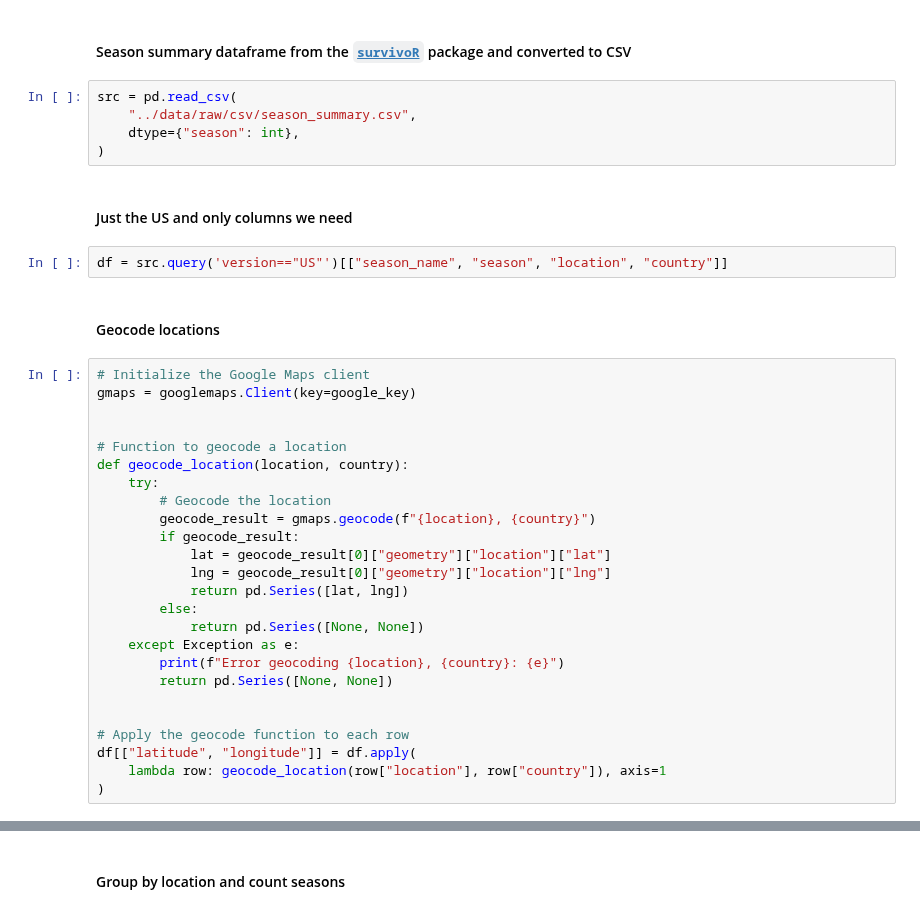
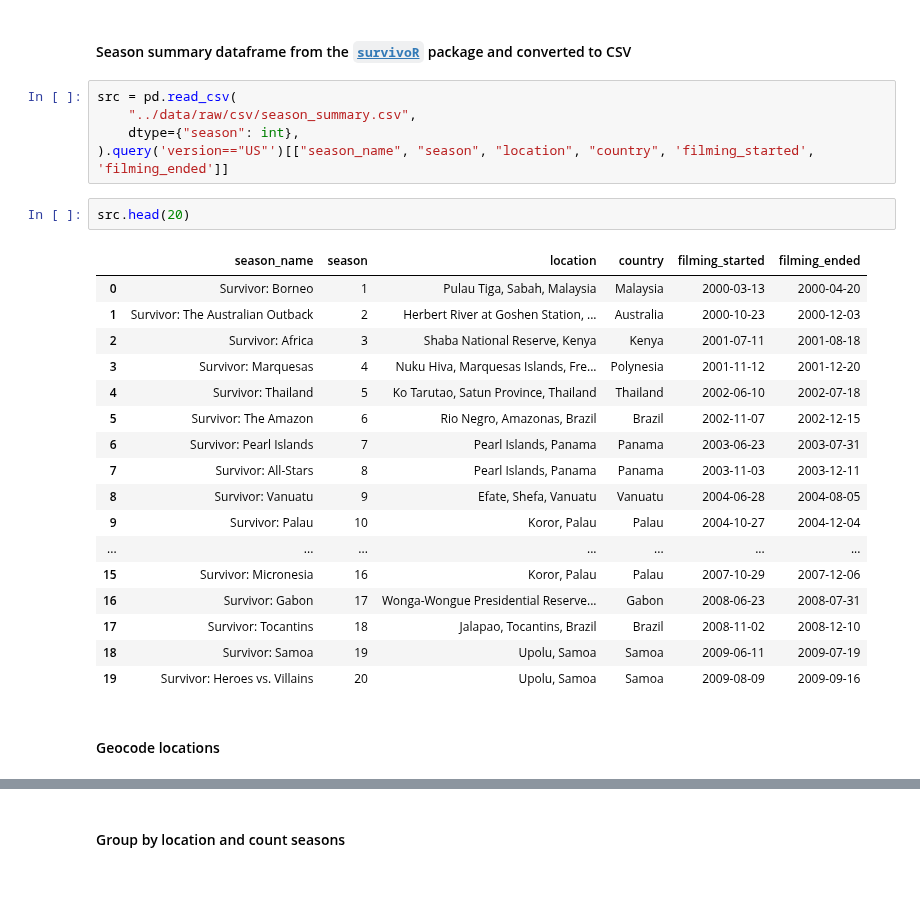
Before and after one commit to stiles/survivoR2py, a Jupyter notebook: notebooks/02-locations.ipynb, the cells around one changed output, grey strips where cells are left out. Drawn from its saved outputs; the diff is of its cells as text; blank space fills up the shorter version.

```diff
--- a/notebooks/02-locations.ipynb
+++ b/notebooks/02-locations.ipynb
@@ -19,39 +20,30 @@ google_key = os.environ.get("GOOGLE_GEOCODER")
 ## Read, process data
 # %% [markdown]
 #### Season summary dataframe from the [`survivoR`](https://github.com/doehm/survivoR) package and converted to CSV
-# %%
-src = pd.read_csv(
-    "../data/raw/csv/season_summary.csv",
-    dtype={"season": int},
-)
-# %% [markdown]
-#### Just the US and only columns we need
-# %%
-df = src.query('version=="US"')[["season_name", "season", "location", "country"]]
+# %%
+src = pd.read_csv(
+    "../data/raw/csv/season_summary.csv",
+    dtype={"season": int},
+).query('version=="US"')[["season_name", "season", "location", "country", 'filming_started', 'filming_ended']]
+# %%
+src.head(20)
+# %% [output]
+|  | season_name | season | location | country | filming_started | filming_ended |
+| 0 | Survivor: Borneo | 1 | Pulau Tiga, Sabah, Malaysia | Malaysia | 2000-03-13 | 2000-04-20 |
+| 1 | Survivor: The Australian Outback | 2 | Herbert River at Goshen Station, ... | Australia | 2000-10-23 | 2000-12-03 |
+| 2 | Survivor: Africa | 3 | Shaba National Reserve, Kenya | Kenya | 2001-07-11 | 2001-08-18 |
+| 3 | Survivor: Marquesas | 4 | Nuku Hiva, Marquesas Islands, Fre... | Polynesia | 2001-11-12 | 2001-12-20 |
+| 4 | Survivor: Thailand | 5 | Ko Tarutao, Satun Province, Thailand | Thailand | 2002-06-10 | 2002-07-18 |
+| 5 | Survivor: The Amazon | 6 | Rio Negro, Amazonas, Brazil | Brazil | 2002-11-07 | 2002-12-15 |
+| 6 | Survivor: Pearl Islands | 7 | Pearl Islands, Panama | Panama | 2003-06-23 | 2003-07-31 |
+| 7 | Survivor: All-Stars | 8 | Pearl Islands, Panama | Panama | 2003-11-03 | 2003-12-11 |
+| 8 | Survivor: Vanuatu | 9 | Efate, Shefa, Vanuatu | Vanuatu | 2004-06-28 | 2004-08-05 |
+| 9 | Survivor: Palau | 10 | Koror, Palau | Palau | 2004-10-27 | 2004-12-04 |
+| ... | ... | ... | ... | ... | ... | ... |
+| 15 | Survivor: Micronesia | 16 | Koror, Palau | Palau | 2007-10-29 | 2007-12-06 |
+| 16 | Survivor: Gabon | 17 | Wonga-Wongue Presidential Reserve... | Gabon | 2008-06-23 | 2008-07-31 |
+| 17 | Survivor: Tocantins | 18 | Jalapao, Tocantins, Brazil | Brazil | 2008-11-02 | 2008-12-10 |
+| 18 | Survivor: Samoa | 19 | Upolu, Samoa | Samoa | 2009-06-11 | 2009-07-19 |
+| 19 | Survivor: Heroes vs. Villains | 20 | Upolu, Samoa | Samoa | 2009-08-09 | 2009-09-16 |
 # %% [markdown]
 #### Geocode locations
-# %%
-# Initialize the Google Maps client
-gmaps = googlemaps.Client(key=google_key)
-
-
-# Function to geocode a location
-def geocode_location(location, country):
-    try:
-        # Geocode the location
-        geocode_result = gmaps.geocode(f"{location}, {country}")
-        if geocode_result:
-            lat = geocode_result[0]["geometry"]["location"]["lat"]
-            lng = geocode_result[0]["geometry"]["location"]["lng"]
-            return pd.Series([lat, lng])
-        else:
-            return pd.Series([None, None])
-    except Exception as e:
-        print(f"Error geocoding {location}, {country}: {e}")
-        return pd.Series([None, None])
-
-
-# Apply the geocode function to each row
-df[["latitude", "longitude"]] = df.apply(
-    lambda row: geocode_location(row["location"], row["country"]), axis=1
-)
```
Also changed, not shown: parts of 10 cells of this notebook, 11 other files.
